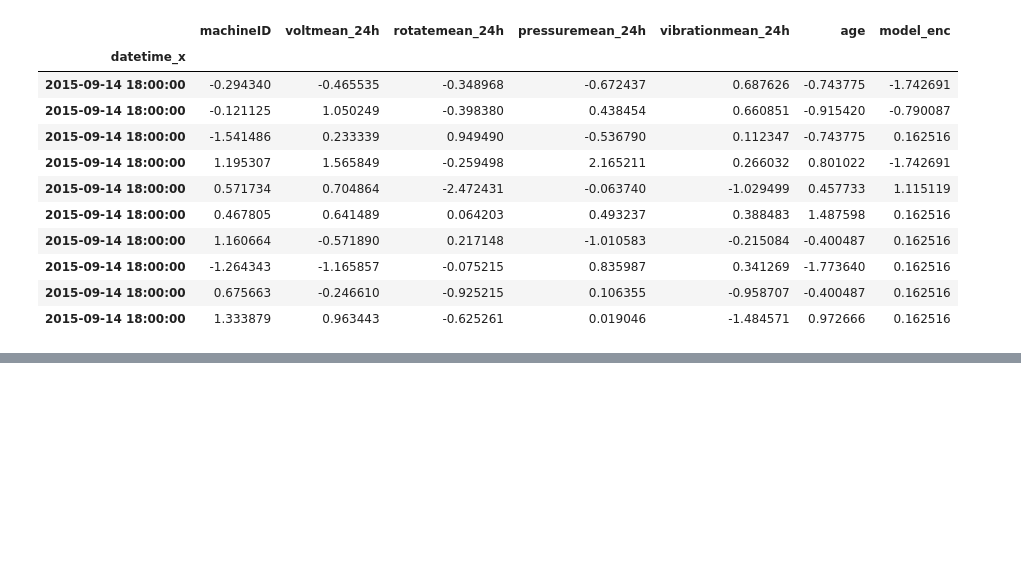
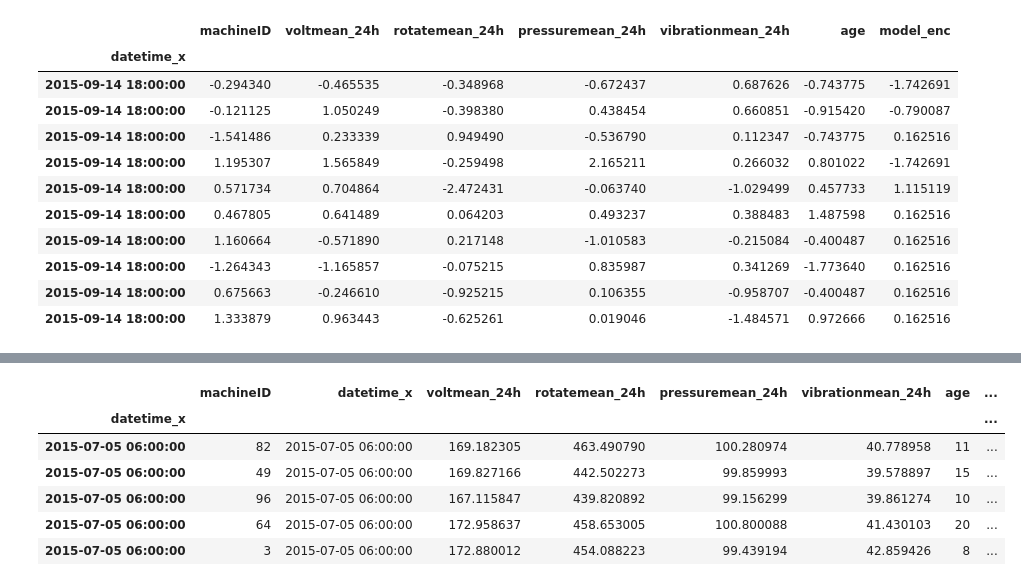
Before and after one commit to Nisargbharambe/Predictive-Analysis1, a Jupyter notebook: Predictive Analysis 2.ipynb, the cells around one changed output, grey strips where cells are left out. Saved outputs shown, nothing was run; the diff lists cells and outputs as text; code cells hidden in the pictures; blank space fills up the shorter version.

```diff
--- a/Predictive Analysis 2.ipynb
+++ b/Predictive Analysis 2.ipynb
@@ -205,0 +294,2 @@ WARNING:tensorflow:Falling back from v2 loop because of error: Failed to find da
+# %%
+X_train3,X_val, y_train3,y_val = train_test_split(X_train2, y_train2, test_size=0.33,shuffle=False)
@@ -205,0 +314,10 @@ WARNING:tensorflow:Falling back from v2 loop because of error: Failed to find da
+# %%
+X_val.head()
+# %% [output]
+|  | machineID | datetime_x | voltmean_24h | rotatemean_24h | pressuremean_24h | vibrationmean_24h | age | ... |
+| datetime_x |  |  |  |  |  |  |  | ... |
+| 2015-07-05 06:00:00 | 82 | 2015-07-05 06:00:00 | 169.182305 | 463.490790 | 100.280974 | 40.778958 | 11 | ... |
+| 2015-07-05 06:00:00 | 49 | 2015-07-05 06:00:00 | 169.827166 | 442.502273 | 99.859993 | 39.578897 | 15 | ... |
+| 2015-07-05 06:00:00 | 96 | 2015-07-05 06:00:00 | 167.115847 | 439.820892 | 99.156299 | 39.861274 | 10 | ... |
+| 2015-07-05 06:00:00 | 64 | 2015-07-05 06:00:00 | 172.958637 | 458.653005 | 100.800088 | 41.430103 | 20 | ... |
+| 2015-07-05 06:00:00 | 3 | 2015-07-05 06:00:00 | 172.880012 | 454.088223 | 99.439194 | 42.859426 | 8 | ... |
```
Also changed, not shown: parts of 28 cells of this notebook.
